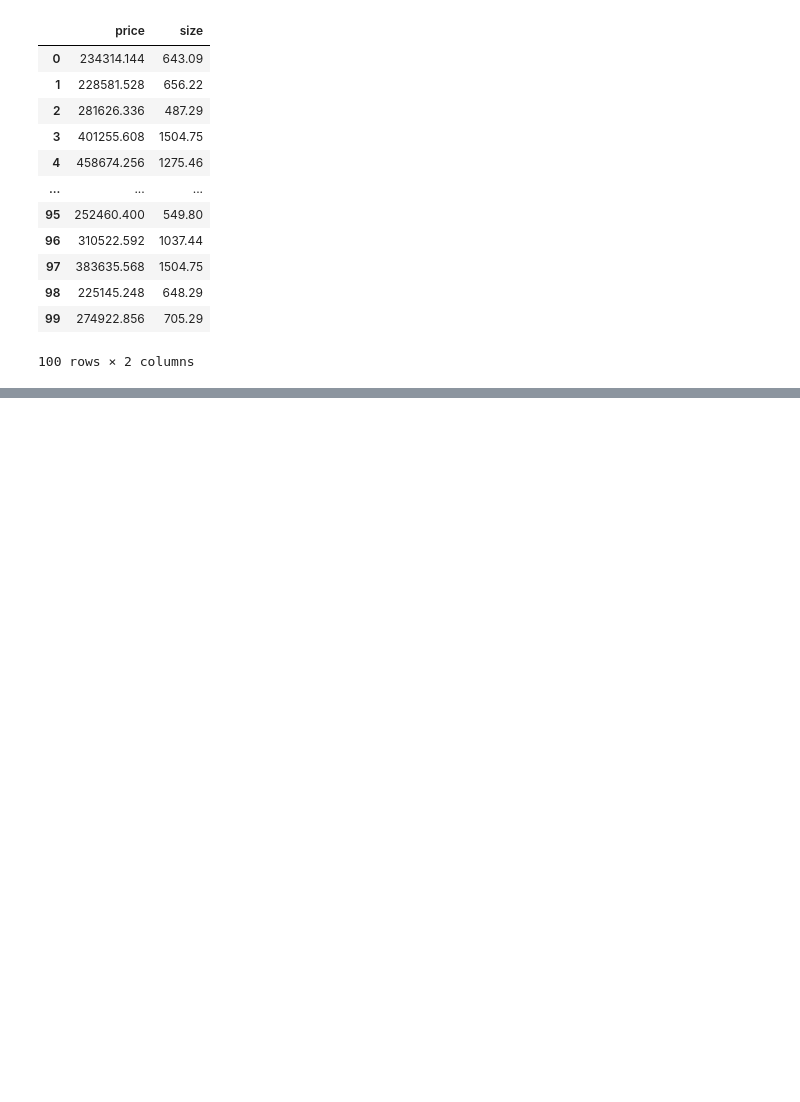
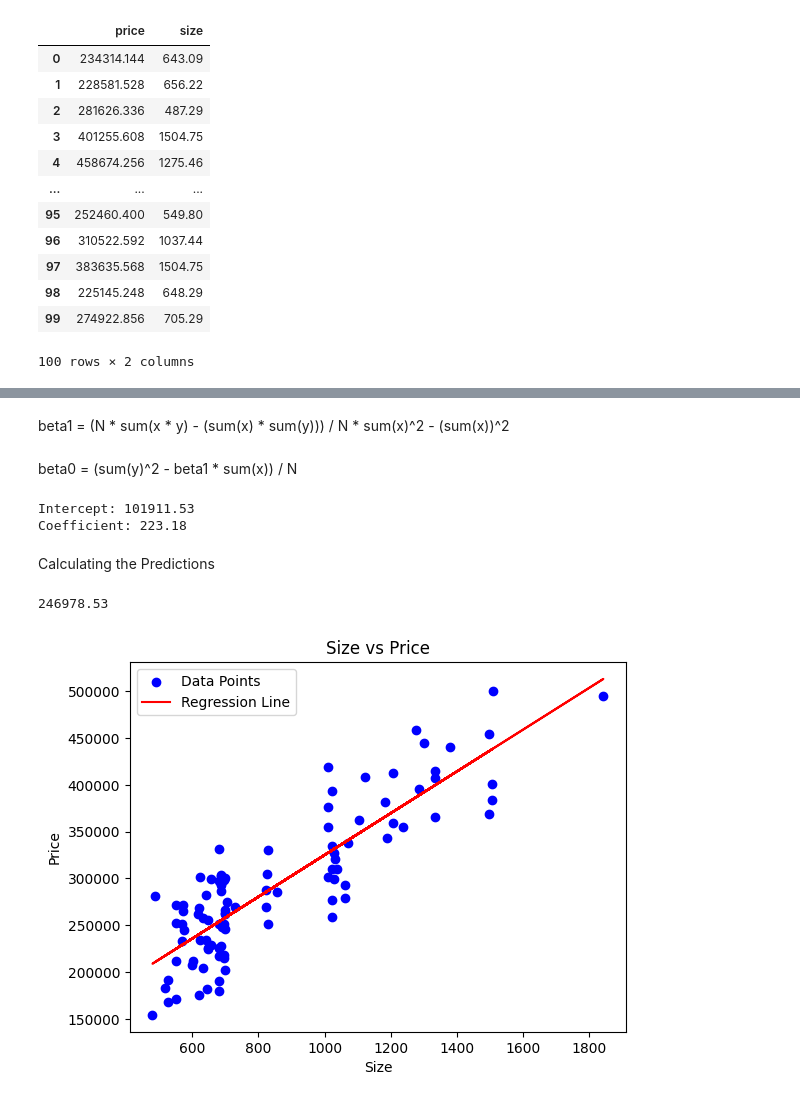
Before and after one commit to ronitguptaaa/Excel-Analysis, a Jupyter notebook: LinearRegressionAnalysis/realEstate.ipynb, the cells around one changed output, grey strips where cells are left out. Drawn from its saved outputs; the diff is of its cells as text; code cells hidden in the pictures; blank space fills up the shorter version.

Commit message:
Regression analysis

```diff
--- a/LinearRegressionAnalysis/realEstate.ipynb
+++ b/LinearRegressionAnalysis/realEstate.ipynb
@@ -21,0 +26,3 @@ display(df)
+# %%
+x = df['size']
+y = df['price']
@@ -21,0 +33,43 @@ display(df)
+# %% [markdown]
+beta1 = (N * sum(x * y) - (sum(x) * sum(y))) / N * sum(x)^2 - (sum(x))^2
+# %% [markdown]
+beta0 = (sum(y)^2 - beta1 * sum(x)) / N
+# %%
+N = len(x)
+sum_x = np.sum(x)
+sum_y = np.sum(y)
+sum_xy = np.sum(x*y)
+sum_x_squared = np.sum(x**2)
+
+beta1 = round((N * sum_xy - (sum_x * sum_y))/(N * sum_x_squared - (sum_x ** 2)),2)
+
+beta0 = round((sum_y - (beta1 * sum_x))/ N,2)
+
+print(f'Intercept: {beta0}' )
+print(f'Coefficient: {beta1}')
+# %% [output]
+Intercept: 101911.53
+Coefficient: 223.18
+# %% [markdown]
+Calculating the Predictions
+# %%
+def predict_price(size):
+    return beta0 + beta1 * size
+
+size = 650
+print(predict_price(size))
+# %% [output]
+246978.53
+# %%
+plt.scatter(x, y, color='blue', label='Data Points')
+regression_line = beta0 + beta1 * x
+
+plt.plot(x, regression_line, color='red', label='Regression Line')
+
+plt.xlabel('Size')
+plt.ylabel('Price')
+plt.title('Size vs Price')
+plt.legend()
+plt.show()
+# %% [output]
+[figure, added]
```
Also changed, not shown: parts of 3 cells of this notebook.
